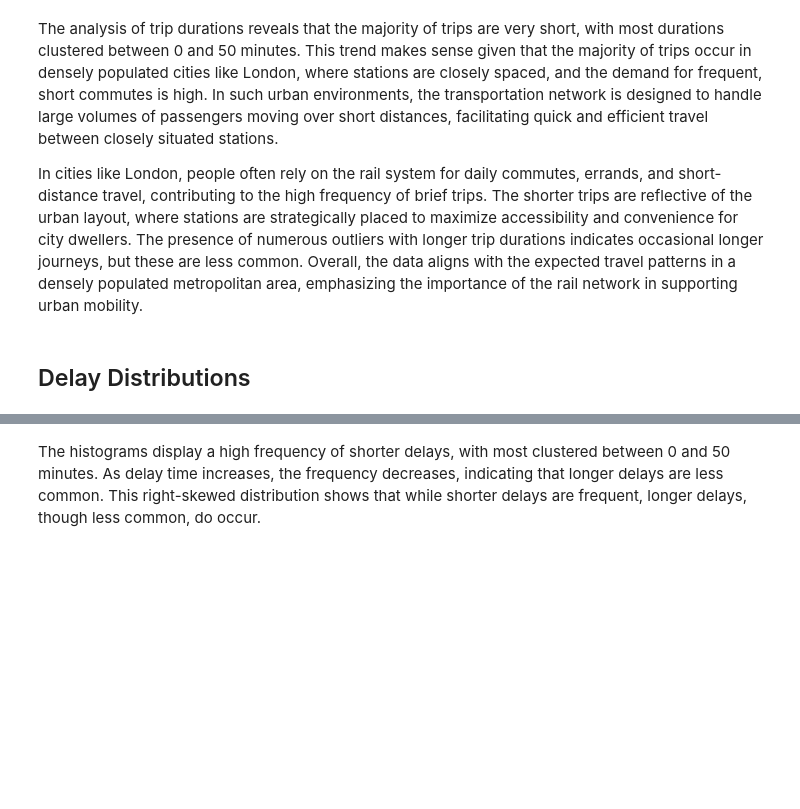
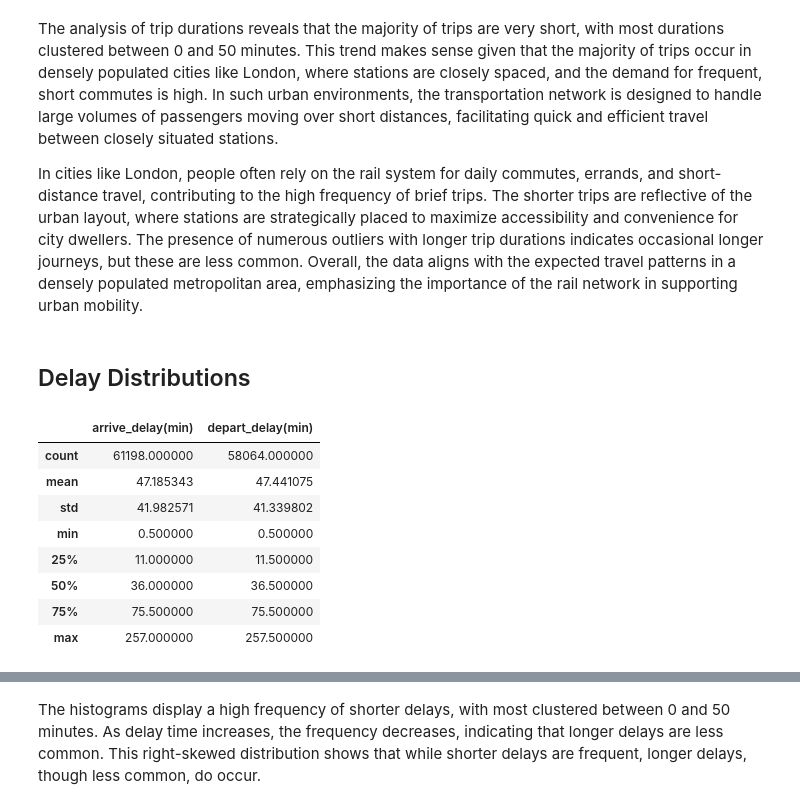
Before and after one commit to julessaldivar/-UK-Rail-Data-Pipeline-EDA, a Jupyter notebook: UK_RAil_EDA.ipynb, the cells around one changed output, grey strips where cells are left out. Cells and saved outputs as stored; diff of their text form; code cells hidden in the pictures; blank space fills up the shorter version.

```diff
--- a/UK_RAil_EDA.ipynb
+++ b/UK_RAil_EDA.ipynb
@@ -856,6 +855,18 @@ The analysis of trip durations reveals that the majority of trips are very short
 In cities like London, people often rely on the rail system for daily commutes, errands, and short-distance travel, contributing to the high frequency of brief trips. The shorter trips are reflective of the urban layout, where stations are strategically placed to maximize accessibility and convenience for city dwellers. The presence of numerous outliers with longer trip durations indicates occasional longer journeys, but these are less common. Overall, the data aligns with the expected travel patterns in a densely populated metropolitan area, emphasizing the importance of the rail network in supporting urban mobility.
 # %% [markdown]
 ## Delay Distributions
+# %%
+df_delay[['arrive_delay(min)', 'depart_delay(min)']].describe()
+# %% [output]
+|  | arrive_delay(min) | depart_delay(min) |
+| count | 61198.000000 | 58064.000000 |
+| mean | 47.185343 | 47.441075 |
+| std | 41.982571 | 41.339802 |
+| min | 0.500000 | 0.500000 |
+| 25% | 11.000000 | 11.500000 |
+| 50% | 36.000000 | 36.500000 |
+| 75% | 75.500000 | 75.500000 |
+| max | 257.000000 | 257.500000 |
 # %%
 plt.figure(figsize=(14, 7))
 
```
Also changed, not shown: parts of 39 cells of this notebook, 8 other files.
